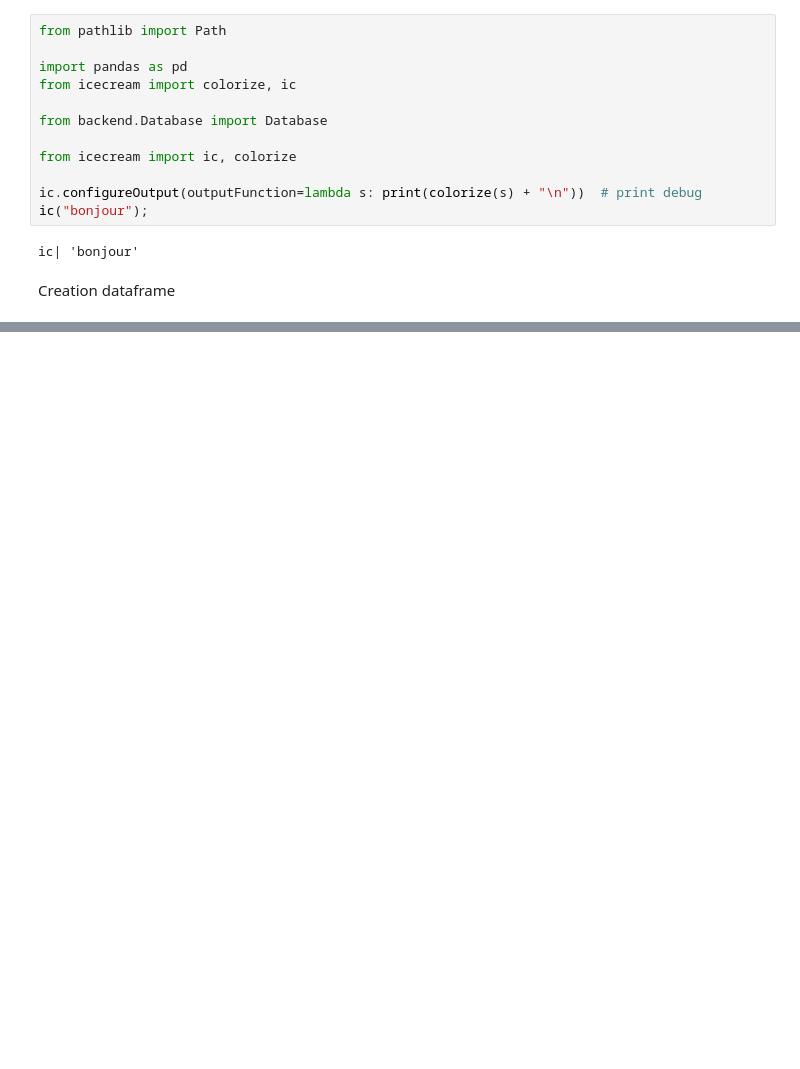
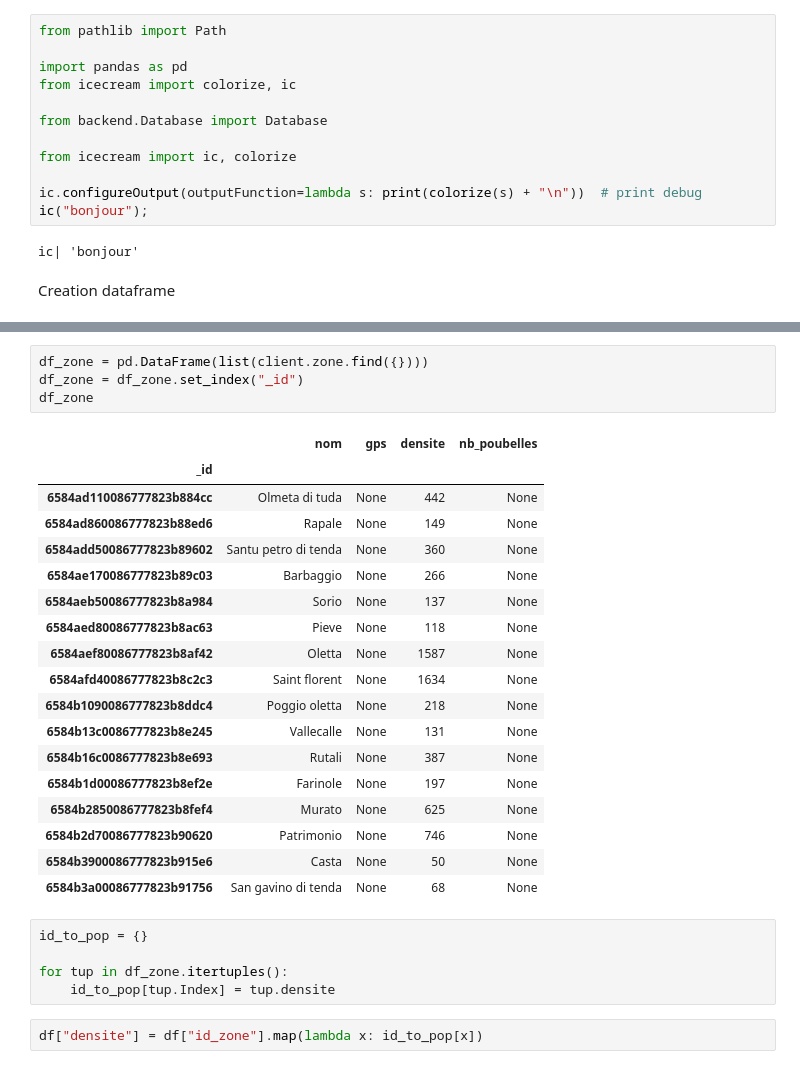
Before and after one commit to Edouard1er/smart-waste-manager-backend, a Jupyter notebook: backend/models/apprentissage_initial.ipynb, the cells around one changed output, grey strips where cells are left out. Cells and saved outputs as stored; diff of their text form; blank space fills up the shorter version.

```diff
--- a/backend/models/apprentissage_initial.ipynb
+++ b/backend/models/apprentissage_initial.ipynb
@@ -39,0 +94,30 @@ SyntaxError: invalid syntax (1951995059.py, line 1)
+# %%
+df_zone = pd.DataFrame(list(client.zone.find({})))
+df_zone = df_zone.set_index("_id")
+df_zone
+# %% [output]
+|  | nom | gps | densite | nb_poubelles |
+| _id |  |  |  |  |
+| 6584ad110086777823b884cc | Olmeta di tuda | None | 442 | None |
+| 6584ad860086777823b88ed6 | Rapale | None | 149 | None |
+| 6584add50086777823b89602 | Santu petro di tenda | None | 360 | None |
+| 6584ae170086777823b89c03 | Barbaggio | None | 266 | None |
+| 6584aeb50086777823b8a984 | Sorio | None | 137 | None |
+| 6584aed80086777823b8ac63 | Pieve | None | 118 | None |
+| 6584aef80086777823b8af42 | Oletta | None | 1587 | None |
+| 6584afd40086777823b8c2c3 | Saint florent | None | 1634 | None |
+| 6584b1090086777823b8ddc4 | Poggio oletta | None | 218 | None |
+| 6584b13c0086777823b8e245 | Vallecalle | None | 131 | None |
+| 6584b16c0086777823b8e693 | Rutali | None | 387 | None |
+| 6584b1d00086777823b8ef2e | Farinole | None | 197 | None |
+| 6584b2850086777823b8fef4 | Murato | None | 625 | None |
+| 6584b2d70086777823b90620 | Patrimonio | None | 746 | None |
+| 6584b3900086777823b915e6 | Casta | None | 50 | None |
+| 6584b3a00086777823b91756 | San gavino di tenda | None | 68 | None |
+# %%
+id_to_pop = {}
+
+for tup in df_zone.itertuples():
+    id_to_pop[tup.Index] = tup.densite
+# %%
+df["densite"] = df["id_zone"].map(lambda x: id_to_pop[x])
```
Also changed, not shown: parts of 10 cells of this notebook, 2 other files.
